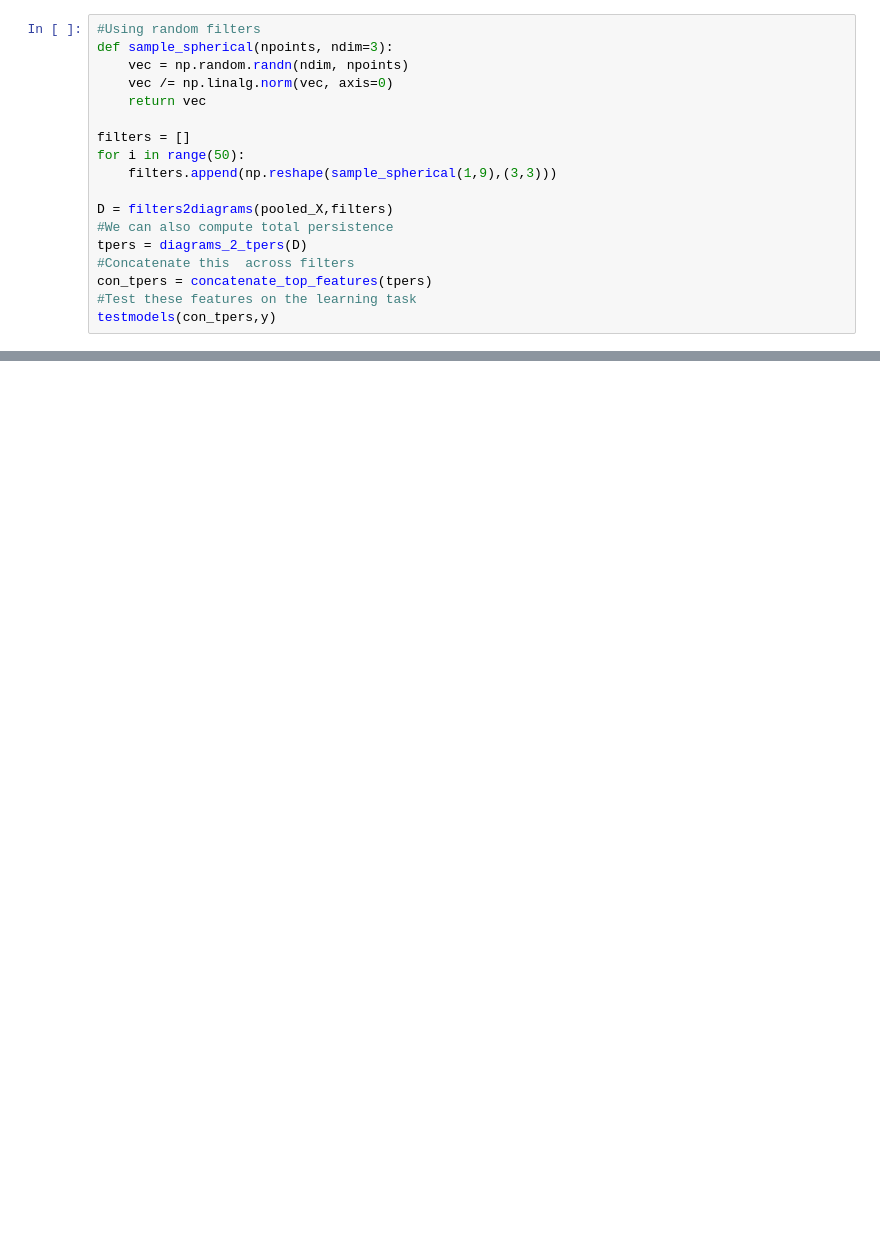
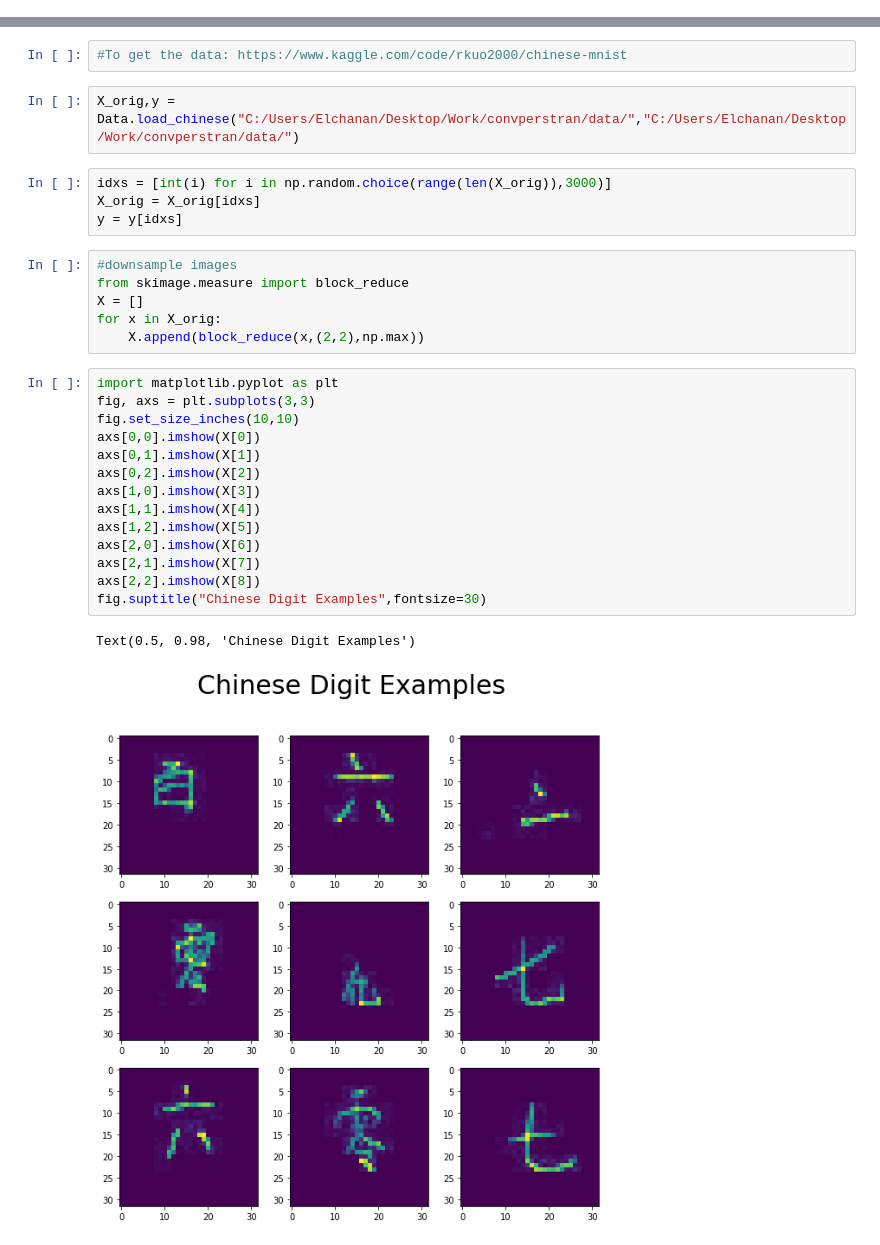
Before and after one commit to yesolomon/convpers, a Jupyter notebook: experiments/chinese_experiment.ipynb, the cells around one changed output, grey strips where cells are left out. Cells and saved outputs as stored; diff of their text form; blank space fills up the shorter version.

```diff
--- a/experiments/chinese_experiment.ipynb
+++ b/experiments/chinese_experiment.ipynb
@@ -239,18 +0,0 @@ Gradient Boosting Results:  [0.31137725 0.3033033  0.31231231]
-# %%
-#Using random filters
-def sample_spherical(npoints, ndim=3):
-    vec = np.random.randn(ndim, npoints)
-    vec /= np.linalg.norm(vec, axis=0)
-    return vec
-
-filters = []
-for i in range(50):
-    filters.append(np.reshape(sample_spherical(1,9),(3,3)))
-
-D = filters2diagrams(pooled_X,filters)
-#We can also compute total persistence
-tpers = diagrams_2_tpers(D)
-#Concatenate this  across filters
-con_tpers = concatenate_top_features(tpers)
-#Test these features on the learning task
-testmodels(con_tpers,y)
@@ -260,0 +14,31 @@ Gradient Boosting Results:  [0.32634731 0.36336336 0.30930931]
+# %%
+#To get the data: https://www.kaggle.com/code/rkuo2000/chinese-mnist
+# %%
+X_orig,y = Data.load_chinese("C:/Users/Elchanan/Desktop/Work/convperstran/data/","C:/Users/Elchanan/Desktop/Work/convperstran/data/")
+# %%
+idxs = [int(i) for i in np.random.choice(range(len(X_orig)),3000)]
+X_orig = X_orig[idxs]
+y = y[idxs]
+# %%
+#downsample images
+from skimage.measure import block_reduce
+X = []
+for x in X_orig:
+    X.append(block_reduce(x,(2,2),np.max))
+# %%
+import matplotlib.pyplot as plt
+fig, axs = plt.subplots(3,3)
+fig.set_size_inches(10,10)
+axs[0,0].imshow(X[0])
+axs[0,1].imshow(X[1])
+axs[0,2].imshow(X[2])
+axs[1,0].imshow(X[3])
+axs[1,1].imshow(X[4])
+axs[1,2].imshow(X[5])
+axs[2,0].imshow(X[6])
+axs[2,1].imshow(X[7])
+axs[2,2].imshow(X[8])
+fig.suptitle("Chinese Digit Examples",fontsize=30)
+# %% [output]
+Text(0.5, 0.98, 'Chinese Digit Examples')
+[figure, added]
```
Also changed, not shown: parts of 42 cells of this notebook, 47 other files.
